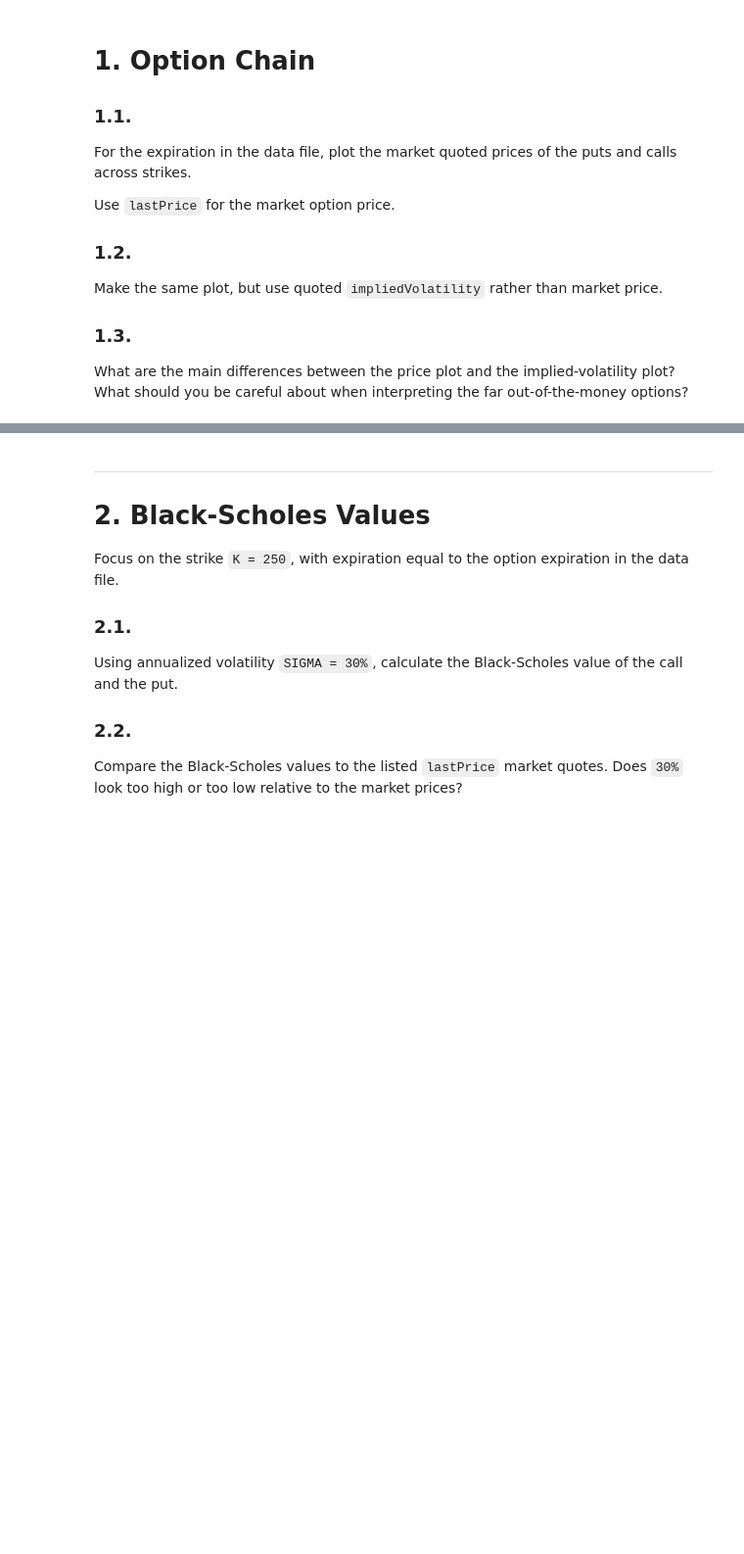
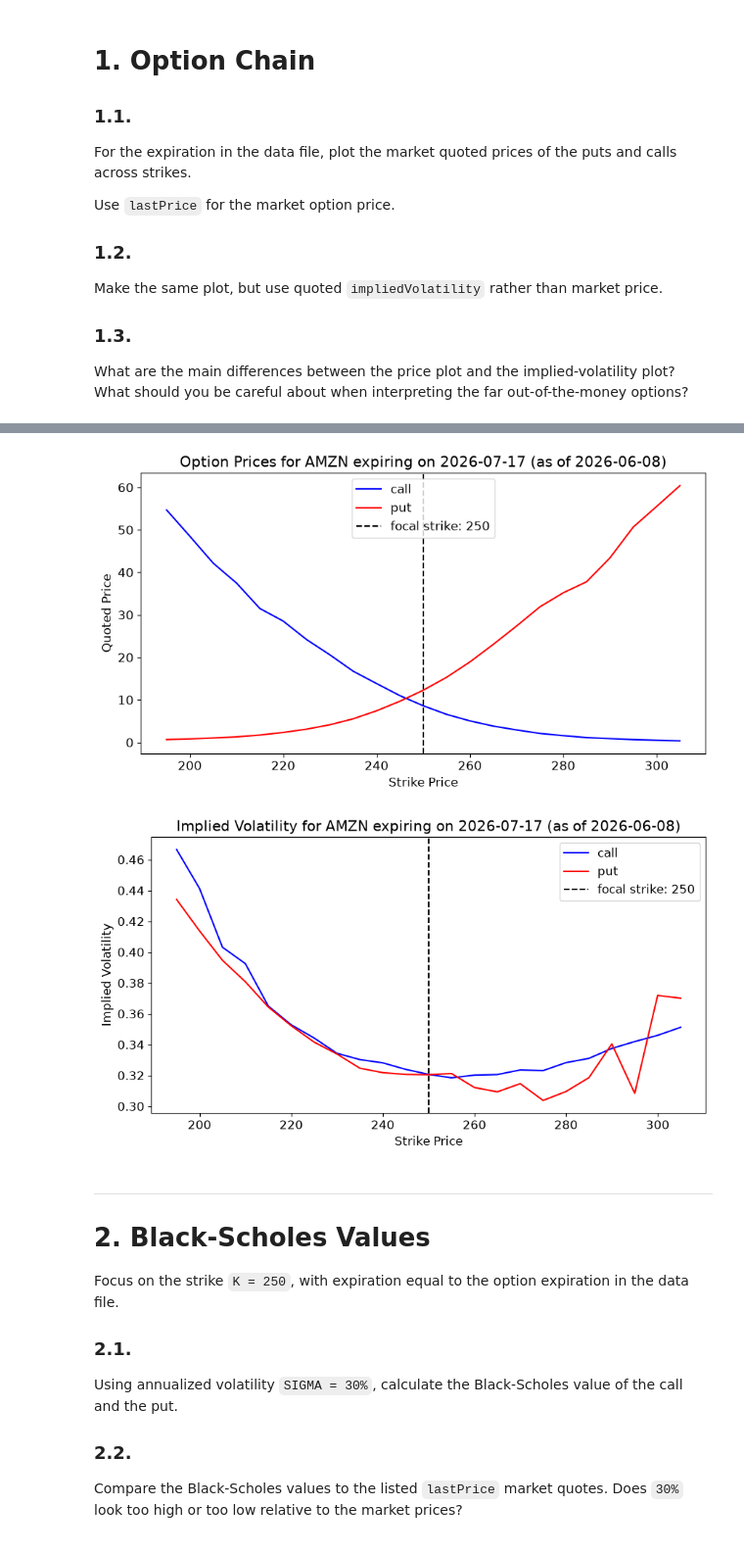
Before and after one commit to samLeung24/Quant-Part-II, a Jupyter notebook: Black-Scholes_Pricing.ipynb, the cells around one changed output, grey strips where cells are left out. Shown at 98% size. Drawn from its saved outputs; the diff is of its cells as text; code cells hidden in the pictures; blank space fills up the shorter version.

Commit message:
Completed Black-Scholes exerccise section 1&2 (#2)

```diff
--- a/Black-Scholes_Pricing.ipynb
+++ b/Black-Scholes_Pricing.ipynb
@@ -21,7 +21,7 @@ plt.rcParams['figure.figsize'] = (10, 5)
 plt.rcParams['font.size'] = 12
 # %%
 TICK = 'AMZN'
-DATAFILE = f'../data/option_data_{TICK}.xlsx'
+DATAFILE = f'./data/option_data_{TICK}.xlsx'
 
 calls = pd.read_excel(DATAFILE, sheet_name='call chain')
 puts = pd.read_excel(DATAFILE, sheet_name='put chain')
@@ -31,7 +31,8 @@ S = float(market.loc['equity price'])
 rf = float(market.loc['Tbill'])
 DATE = pd.to_datetime(market.loc['date'])
 EXPRYDATE = pd.to_datetime(market.loc['option expiration'])
-tau = to_maturity(expiration=EXPRYDATE, current_date=DATE)
+# tau = to_maturity(expiration=EXPRYDATE, current_date=DATE), ## Not usable, lack of option.py
+tau = (EXPRYDATE - DATE).days / 365.0  # manual caluclation
 
 # focal strike: nearest to spot among strikes quoted in BOTH chains
 K = 250  # focal strike (quoted in both chains; see prose)
@@ -80,3 +85,26 @@ What are the main differences between the price plot and the implied-volatility
+# %%
+# 1.1 plot quoted prices across strikes for both calls and puts, with focal strike highlighted
+plt.plot(calls['strike'], calls['lastPrice'], label='call', color='blue')
+plt.plot(puts['strike'], puts['lastPrice'], label='put', color='red')
+plt.axvline(x=K, color='black', linestyle='--', label=f'focal strike: {K}')
+plt.xlabel('Strike Price')
+plt.ylabel('Quoted Price')
+plt.title(f'Option Prices for {TICK} expiring on {EXPRYDATE.date()} (as of {DATE.date()})')
+plt.legend()
+plt.show()
+
+# 1.2 plot IV against market price
+plt.plot(calls['strike'], calls['impliedVolatility'], label='call', color='blue')
+plt.plot(puts['strike'], puts['impliedVolatility'], label='put', color='red')
+plt.axvline(x=K, color='black', linestyle='--', label   =f'focal strike: {K}')
+plt.xlabel('Strike Price')
+plt.ylabel('Implied Volatility')
+plt.title(f'Implied Volatility for {TICK} expiring on {EXPRYDATE.date()} (as of {DATE.date()})')
+plt.legend()
+plt.show()
+# %% [output]
+[figure, added]
+[figure, added]
 # %% [markdown]
 ***
 
```
Also changed, not shown: parts of 6 cells of this notebook.
